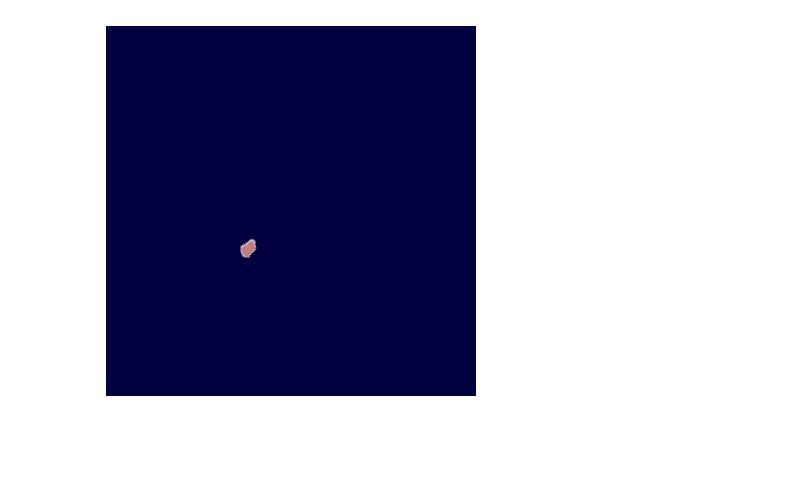
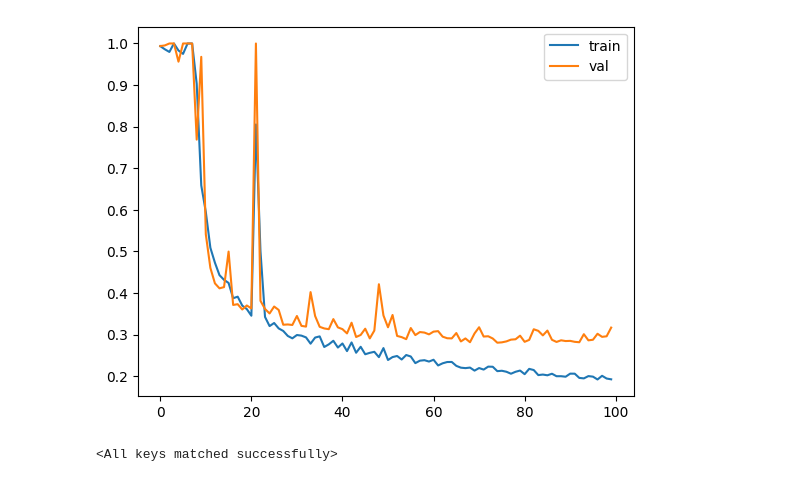
Before and after one commit to H4wk507/lidc-idri, a Jupyter notebook: model.ipynb, the cells around one changed output. Drawn from its saved outputs; the diff is of its cells as text; code cells hidden in the pictures; blank space fills up the shorter version.

Commit message:
add monai

```diff
--- a/model.ipynb
+++ b/model.ipynb
@@ -119 +143,10 @@ Epoch 5/5, iteration 99/100, loss: 0.9776864051818848
+# %%
+import matplotlib.pyplot as plt
+
+plt.plot(train_losses, label="train")
+plt.plot(val_losses, label="val")
+plt.legend()
+plt.show()
+# %% [output]
+[figure, added]
 # %%
@@ -124,25 +154,18 @@ model.load_state_dict(torch.load("./model-5epoch-500img.pth"))
-# %%
-from torch import tensor
-
-gc.collect()
-with torch.no_grad():
-    torch.cuda.empty_cache()
-
-
-n = 1500
-img = tensor(d["imgs"][n]).float()
-mask = tensor(d["masks"][n]).long()
-
-# Normalize to [0, 255]
-img = np.round((img - img.min()) / (img.max() - img.min()) * 255)
-img = img.unsqueeze(0).unsqueeze(0)
-
-model.eval()
-pred_mask = model(img.to(device)).detach().cpu()
-
-plt.axis("off")
-plt.imshow(mask, cmap="gray")
-plt.imshow(pred_mask[0, 0], alpha=0.5, cmap="jet")
-plt.savefig("pred.png")
-# %% [output]
-[figure, removed]
+# %%
+import torch
+from monai.networks.nets import UNet
+
+device = torch.device("cuda:0" if torch.cuda.is_available() else "cpu")
+
+model = UNet(
+    spatial_dims=2,
+    in_channels=1,
+    out_channels=1,
+    channels=(16, 32, 64, 128, 256),
+    strides=(2, 2, 2, 2),
+    num_res_units=2,
+).to(device)
+
+model.load_state_dict(torch.load("./model-monai-100epoch-1500img.pth"))
+# %% [output]
+<All keys matched successfully>
```
Also changed, not shown: parts of 5 cells of this notebook, 3 other files.
